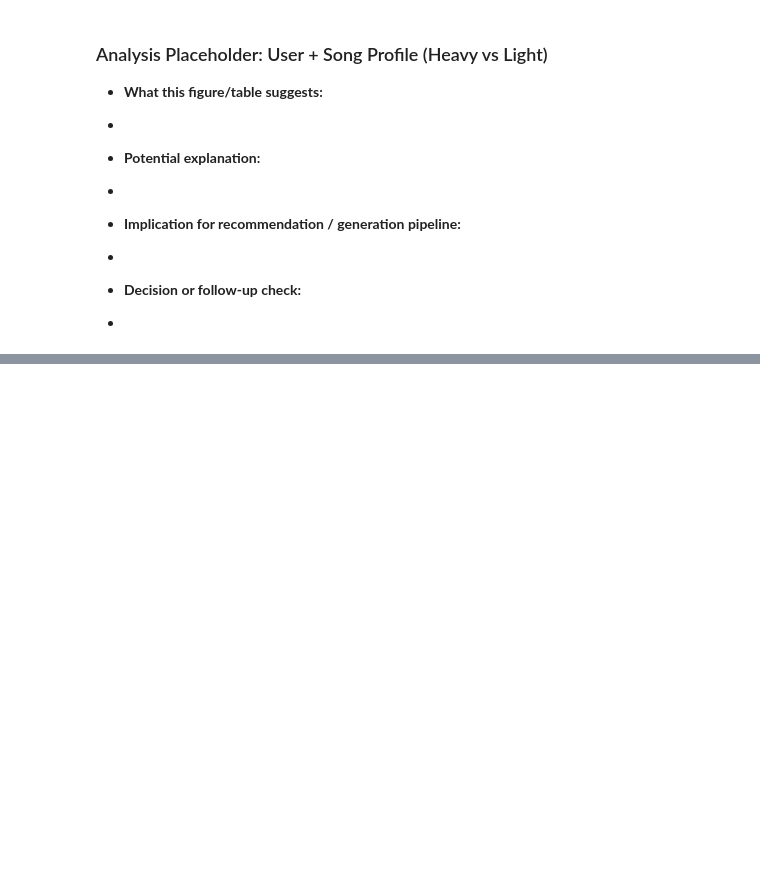
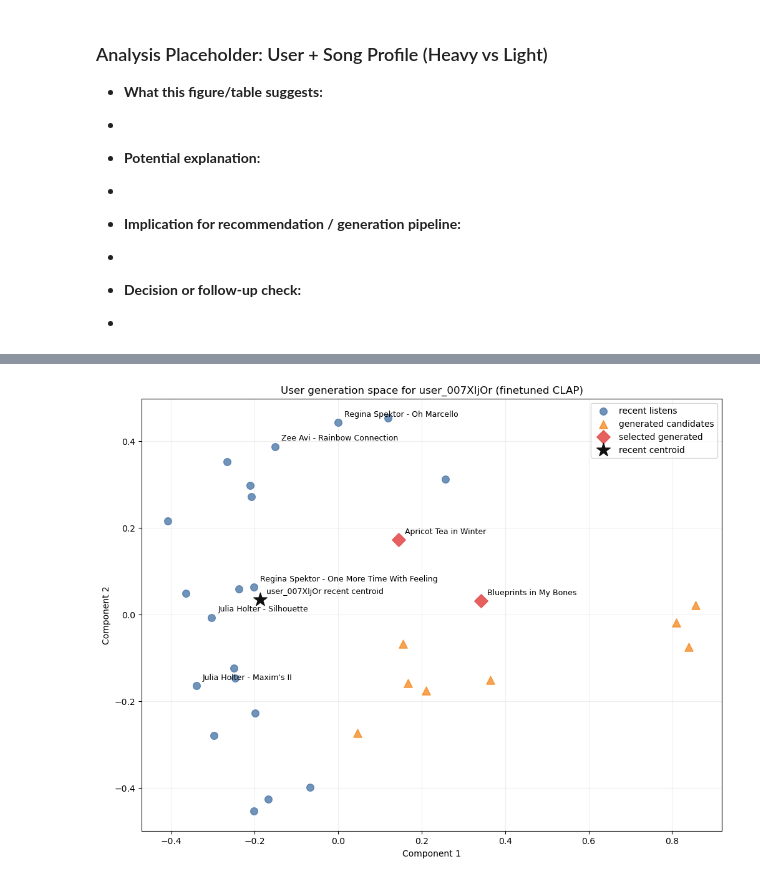
Before and after one commit to J-hjr/Gen4Rec, a Jupyter notebook: notebooks/music4all_data_check.ipynb, the cells around one changed output, grey strips where cells are left out. Drawn from its saved outputs; the diff is of its cells as text; code cells hidden in the pictures; blank space fills up the shorter version.

```diff
--- a/notebooks/music4all_data_check.ipynb
+++ b/notebooks/music4all_data_check.ipynb
@@ -976,0 +1282,52 @@ Passing `palette` without assigning `hue` is deprecated and will be removed in v
+# %%
+plt.figure(figsize=(12, 9))
+style_map = {
+    "recent_listens": {"color": "#4C78A8", "marker": "o", "size": 70, "alpha": 0.8},
+    "generated_candidates": {"color": "#F58518", "marker": "^", "size": 90, "alpha": 0.75},
+    "selected_generated": {"color": "#E45756", "marker": "D", "size": 120, "alpha": 0.95},
+    "recent_centroid": {"color": "#111111", "marker": "*", "size": 260, "alpha": 1.0},
+}
+
+for group, style in style_map.items():
+    group_df = plot_df.loc[plot_df["group"] == group]
+    if group_df.empty:
+        continue
+    plt.scatter(
+        group_df["x"],
+        group_df["y"],
+        c=style["color"],
+        marker=style["marker"],
+        s=style["size"],
+        alpha=style["alpha"],
+        label=group.replace("_", " "),
+    )
+
+annotate_df = plot_df.loc[plot_df["group"].isin(["selected_generated", "recent_centroid"])].copy()
+annotate_df = pd.concat([
+    annotate_df,
+    # Labels the recent listened songs
+    plot_df.loc[plot_df["group"] == "recent_listens"].head(5),
+], ignore_index=True).drop_duplicates(subset=["label", "group"])
+
+for _, row in annotate_df.iterrows():
+    plt.text(
+        row["x"] + 0.015,
+        row["y"] + 0.01,
+        row["label"],
+        fontsize=9,
+        ha="left",
+        va="bottom",
+    )
+
+encoder_name = plot_df["encoder"].iloc[0]
+plt.title(f"User generation space for {user_id} ({encoder_name} CLAP)")
+plt.xlabel("Component 1")
+plt.ylabel("Component 2")
+plt.legend()
+plt.grid(alpha=0.2)
+plt.show()
+
+summary_cols = ["encoder", "group", "label", "score", "path"]
+display(plot_df.loc[plot_df["group"] != "recent_listens", summary_cols].sort_values(["group", "score"], ascending=[True, False]))
+# %% [output]
+[figure, added]
```
Also changed, not shown: parts of 6 cells of this notebook, 9 other files.
